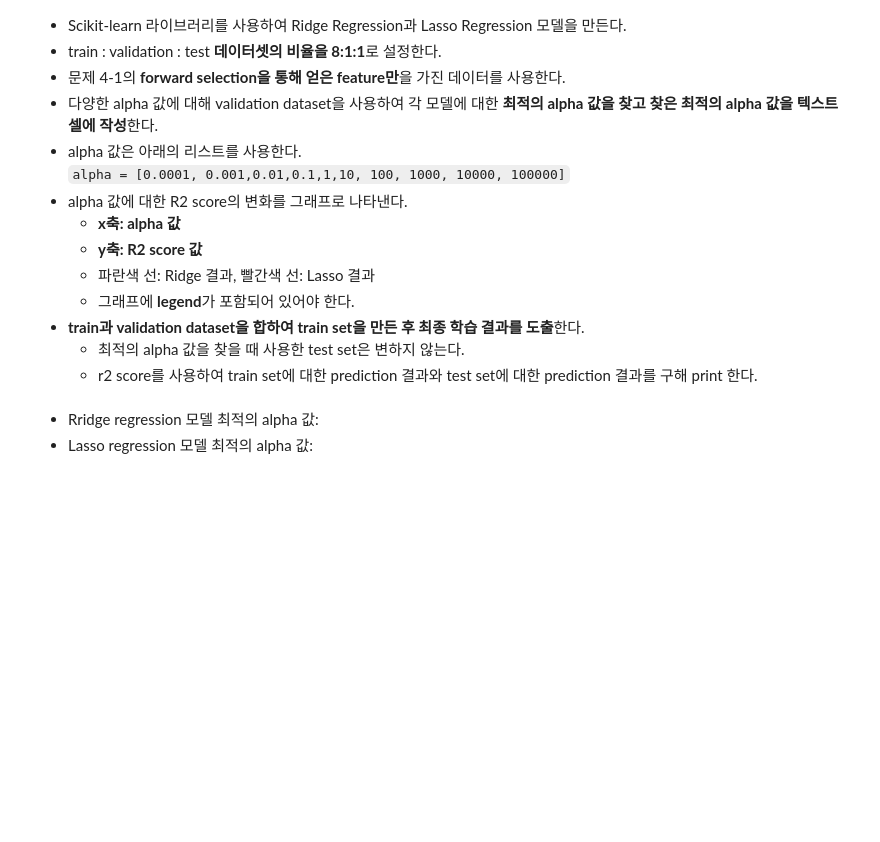
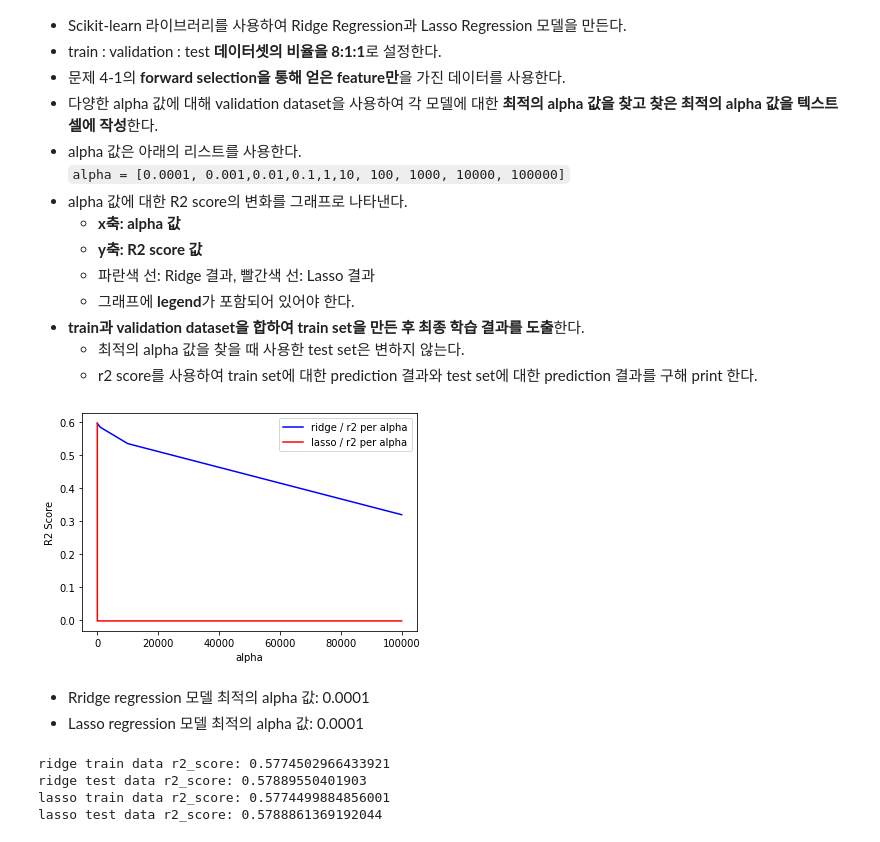
Before and after one commit to Wo-oJin/2022F-Ajou-ML, a Jupyter notebook: HW3.ipynb, the cells around one changed output. Saved outputs shown, nothing was run; the diff lists cells and outputs as text; code cells hidden in the pictures; blank space fills up the shorter version.

```diff
--- a/HW3.ipynb
+++ b/HW3.ipynb
@@ -418,6 +418,7 @@ def adjr2(actual, predicted, rowcount, featurecount):
 
     n = rowcount
     k = featurecount
+    calr2=0
     calr2 = r2(actual, predicted)
 
     adjusted = 1.0 - ((1-calr2)*(n-1) / (n-k-1))
@@ -473,10 +474,10 @@ def forward_selection(X, y): # X: train data, y: train data's target
             n = len(y)
             k = len(included) + 1
 
-            r2 = adjr2(y, pd.DataFrame(predicted), n, k)
+            r2_val = adjr2(pd.DataFrame(actual), pd.DataFrame(predicted), n, k)
 
-            if(r2 > best_r2):
-              best_r2 = r2
+            if(r2_val > best_r2):
+              best_r2 = r2_val
               global col
               add_col = new_column
               changed = True
@@ -525,3 +558,14 @@ import numpy as np
+# %%
+### 문제 4-3 ###
+### 그래프 작성 ###
+plt.plot(alphas, ridge_r2_list, label = "ridge / r2 per alpha", color = 'blue')
+plt.plot(alphas, lasso_r2_list, label = "lasso / r2 per alpha", color = 'red')
+plt.xlabel('alpha')
+plt.ylabel('R2 Score')
+plt.legend()
+plt.show()
+# %% [output]
+[figure, added]
 # %% [markdown]
-- Rridge regression 모델 최적의 alpha 값:
-- Lasso regression 모델 최적의 alpha 값:
+- Rridge regression 모델 최적의 alpha 값: 0.0001
+- Lasso regression 모델 최적의 alpha 값: 0.0001
@@ -529,0 +572,28 @@ import numpy as np
+# %%
+# 최종 결과 출력
+
+train_and_val_data = pd.concat([X_train, X_val])
+train_and_val_test = pd.concat([y_train, y_val])
+
+rid = Ridge(alpha = alphas[best_ridge_idx])
+rid.fit(train_and_val_data, train_and_val_test)
+
+rid_predicted = rid.predict(train_and_val_data)
+print('ridge train data r2_score: {}'.format(r2_score(train_and_val_test, rid_predicted)))
+
+rid_predicted = rid.predict(X_test)
+print('ridge test data r2_score: {}'.format(r2_score(y_test, rid_predicted)))
+
+las = Lasso(alpha = alphas[best_lasso_idx])
+las.fit(train_and_val_data, train_and_val_test)
+
+las_predicted = las.predict(train_and_val_data)
+print('lasso train data r2_score: {}'.format(r2_score(train_and_val_test, las_predicted)))
+
+las_predicted = las.predict(X_test)
+print('lasso test data r2_score: {}'.format(r2_score(y_test, las_predicted)))
+# %% [output]
+ridge train data r2_score: 0.5774502966433921
+ridge test data r2_score: 0.57889550401903
+lasso train data r2_score: 0.5774499884856001
+lasso test data r2_score: 0.5788861369192044
```
Also changed, not shown: parts of 8 cells of this notebook.
